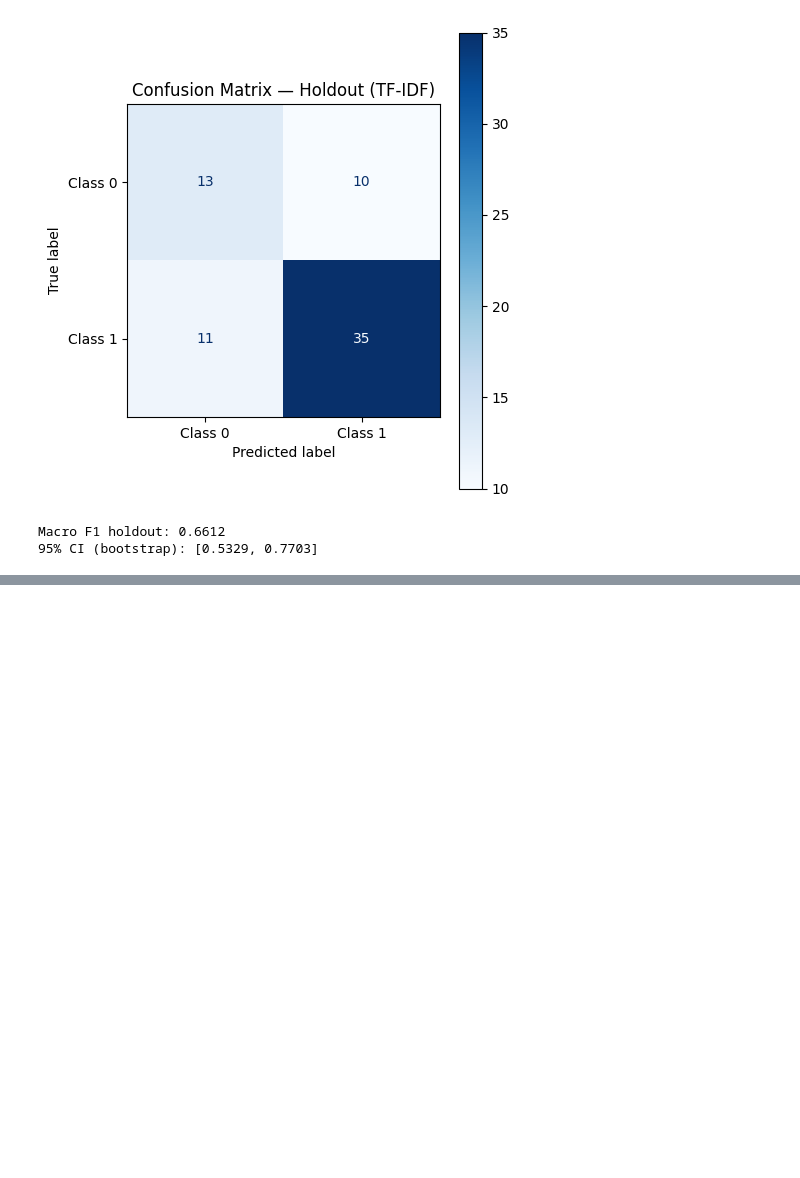
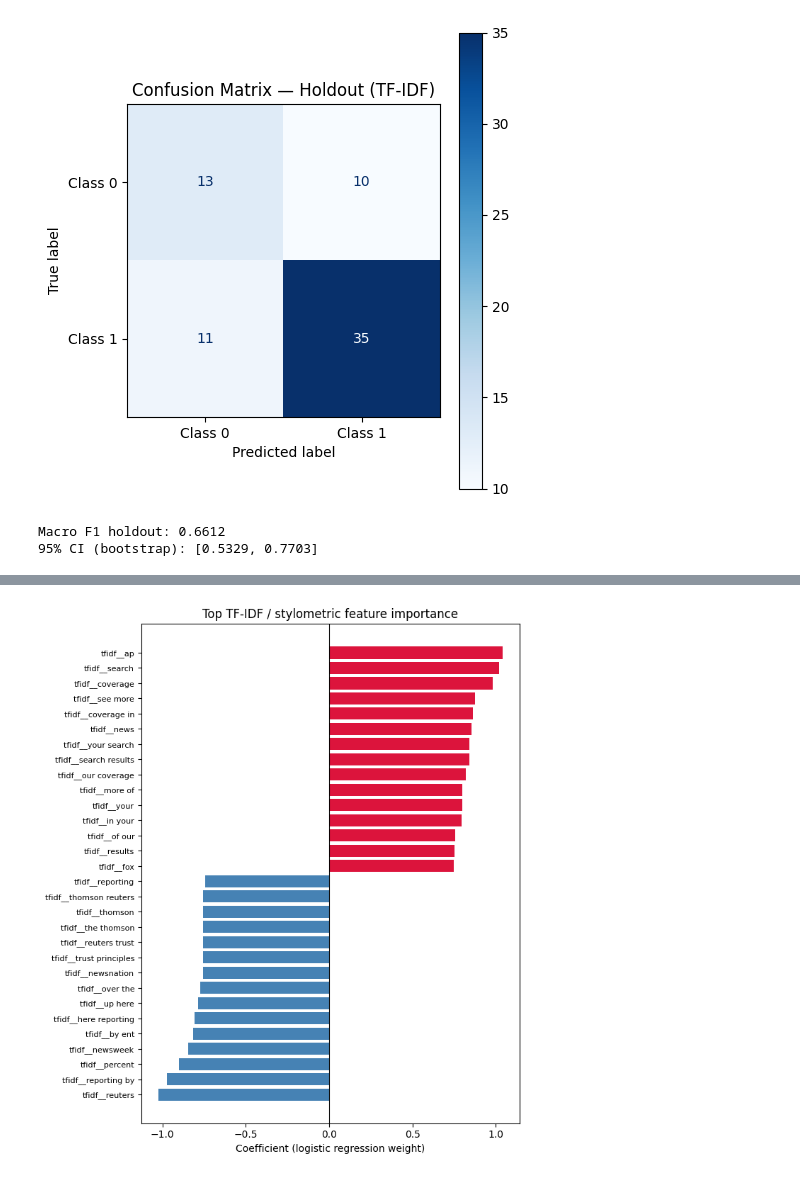
Before and after one commit to WrongMedal/SML_Rebels_G24, a Jupyter notebook: Codice/03_model_logreg.ipynb, the cells around one changed output, grey strips where cells are left out. Cells and saved outputs as stored; diff of their text form; code cells hidden in the pictures; blank space fills up the shorter version.

```diff
--- a/Codice/03_model_logreg.ipynb
+++ b/Codice/03_model_logreg.ipynb
@@ -593,0 +694,29 @@ Macro F1 holdout: 0.6612
+# %%
+# ---------------------------------------------------------
+# 1) Feature importance: top TF-IDF / stylometric coefficients
+#    Requires: final_pipeline already fitted (STEP 6)
+# ---------------------------------------------------------
+
+feature_names = final_pipeline.named_steps["features"].get_feature_names_out()
+coefs = final_pipeline.named_steps["clf"].coef_[0]
+
+order = np.argsort(coefs)
+top_neg = order[:15]          # most associated with class 0 (non-hyperpartisan)
+top_pos = order[-15:]         # most associated with class 1 (hyperpartisan)
+
+top_idx = np.concatenate([top_neg, top_pos])
+top_names = feature_names[top_idx]
+top_vals = coefs[top_idx]
+colors = ["steelblue" if v < 0 else "crimson" for v in top_vals]
+
+plt.figure(figsize=(7, 8))
+plt.barh(range(len(top_idx)), top_vals, color=colors)
+plt.yticks(range(len(top_idx)), top_names, fontsize=8)
+plt.axvline(0, color="black", lw=0.8)
+plt.xlabel("Coefficient (logistic regression weight)")
+plt.title("Top TF-IDF / stylometric feature importance")
+plt.tight_layout()
+plt.savefig("tfidf_top_coefficients.png", dpi=200)
+plt.show()
+# %% [output]
+[figure, added]
```
Also changed, not shown: parts of 6 cells of this notebook.
